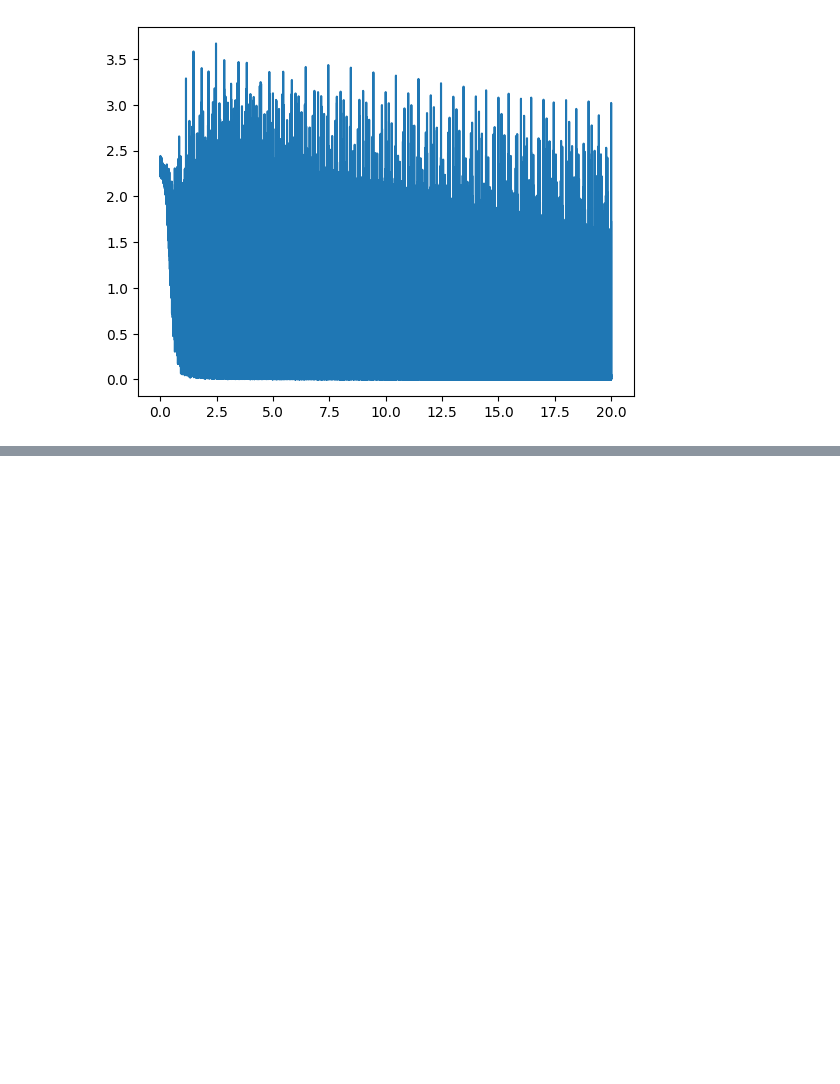
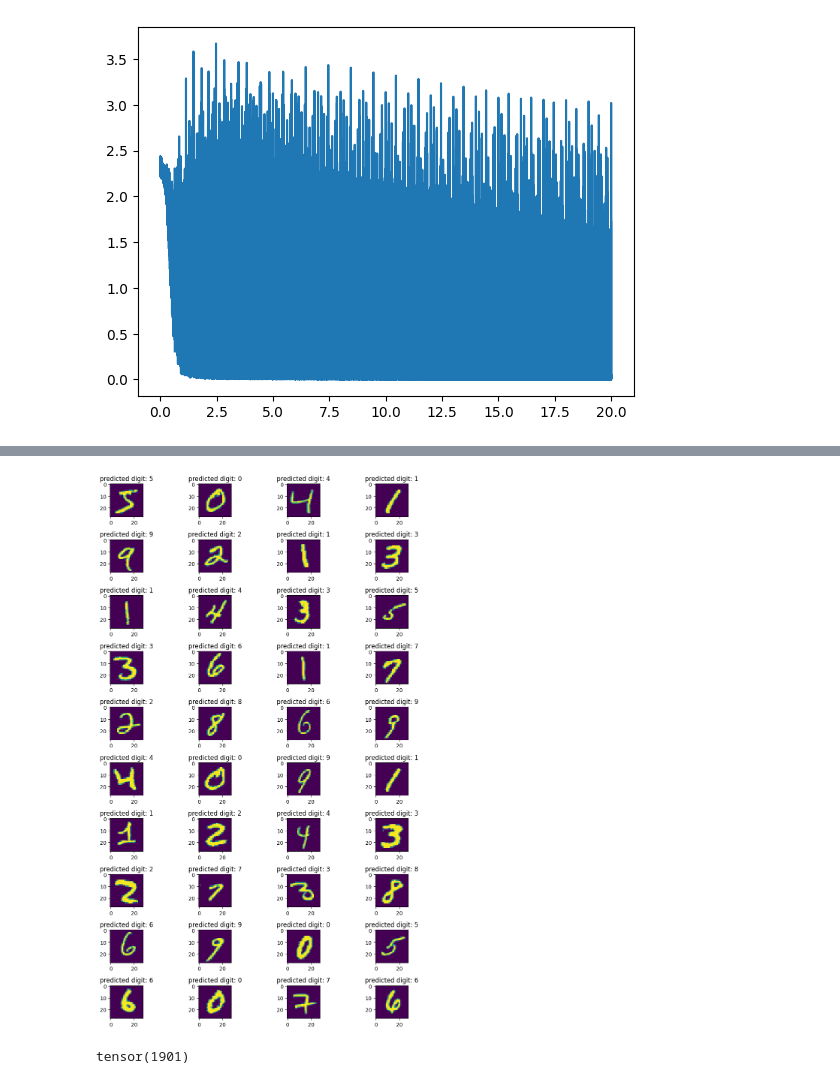
Before and after one commit to siddhartha-p/Digit-Recognition, a Jupyter notebook: main.ipynb, the cells around one changed output, grey strips where cells are left out. Saved outputs shown, nothing was run; the diff lists cells and outputs as text; code cells hidden in the pictures; blank space fills up the shorter version.

```diff
--- a/main.ipynb
+++ b/main.ipynb
@@ -150,0 +180,10 @@ plt.plot(epoch_data,loss_data)
+# %%
+fig, ax=plt.subplots(10,4,figsize=(10,15))
+for i in range(40):
+    plt.subplot(10,4,i+1)
+    plt.imshow(xs[i])
+    plt.title(f'predicted digit: {predict_y[i]}')
+fig.tight_layout()
+plt.show()
+# %% [output]
+[figure, added]
@@ -150,0 +195,6 @@ plt.plot(epoch_data,loss_data)
+# %%
+test_comp=actual_ytest==predict_ytest
+true_countT=test_comp.sum()
+print(true_countT)
+# %% [output]
+tensor(1901)
```
Also changed, not shown: parts of 15 cells of this notebook.
